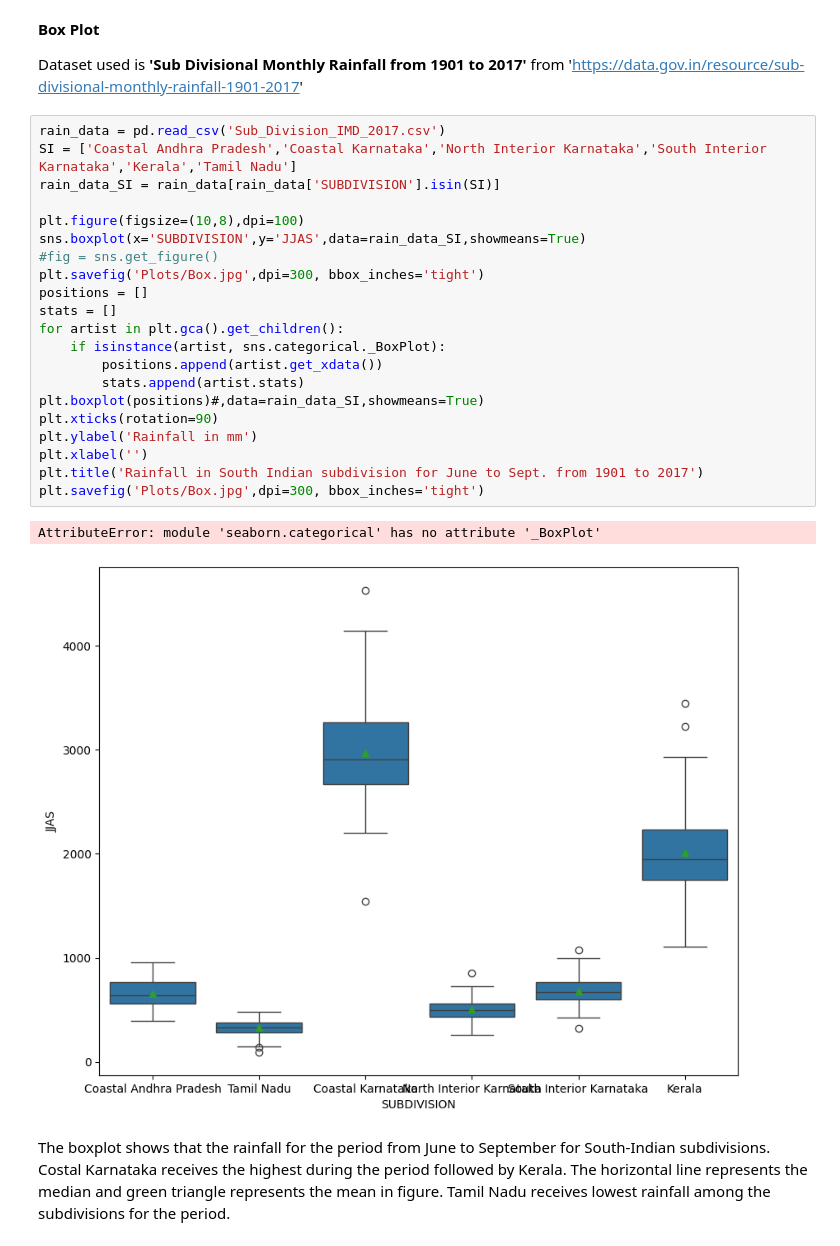
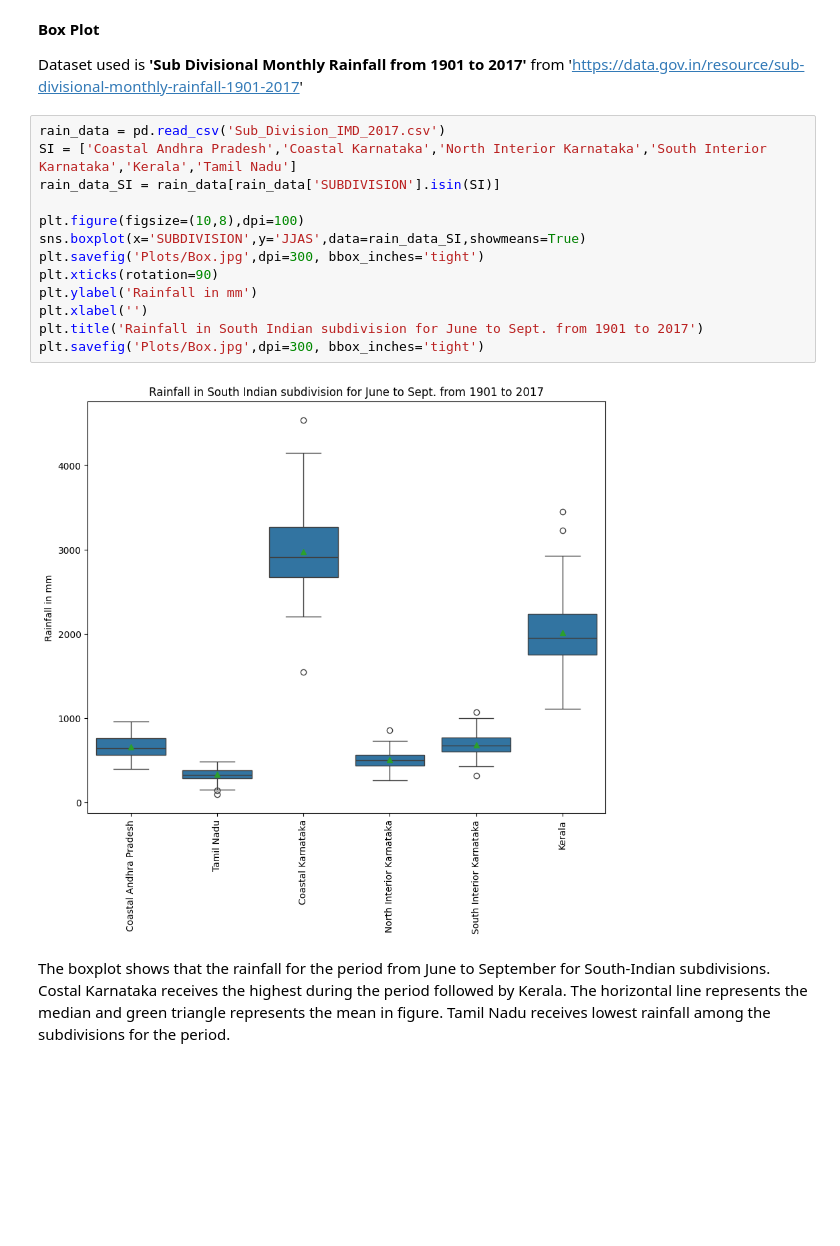
Before and after one commit to RishiPurna2000/DO_CompressorDisc_ML, a Jupyter notebook: Data_visualization.ipynb, the cells around one changed output. Cells and saved outputs as stored; diff of their text form; blank space fills up the shorter version.

```diff
--- a/Data_visualization.ipynb
+++ b/Data_visualization.ipynb
@@ -69,26 +69,17 @@ Dataset used is **'Sub Divisional Monthly Rainfall from 1901 to 2017'** from 'ht
 # %%
 rain_data = pd.read_csv('Sub_Division_IMD_2017.csv')
 SI = ['Coastal Andhra Pradesh','Coastal Karnataka','North Interior Karnataka','South Interior Karnataka','Kerala','Tamil Nadu']
 rain_data_SI = rain_data[rain_data['SUBDIVISION'].isin(SI)]
 
 plt.figure(figsize=(10,8),dpi=100)
 sns.boxplot(x='SUBDIVISION',y='JJAS',data=rain_data_SI,showmeans=True)
-#fig = sns.get_figure()
 plt.savefig('Plots/Box.jpg',dpi=300, bbox_inches='tight')
-positions = []
-stats = []
-for artist in plt.gca().get_children():
-    if isinstance(artist, sns.categorical._BoxPlot):
-        positions.append(artist.get_xdata())
-        stats.append(artist.stats)
-plt.boxplot(positions)#,data=rain_data_SI,showmeans=True)
 plt.xticks(rotation=90)
 plt.ylabel('Rainfall in mm')
 plt.xlabel('')
 plt.title('Rainfall in South Indian subdivision for June to Sept. from 1901 to 2017')
 plt.savefig('Plots/Box.jpg',dpi=300, bbox_inches='tight')
 # %% [output]
-AttributeError: module 'seaborn.categorical' has no attribute '_BoxPlot'
-[figure, old version]
+[figure, new version]
 # %% [markdown]
 The boxplot shows that the rainfall for the period from June to September for South-Indian subdivisions. Costal Karnataka receives the highest during the period followed by Kerala. The horizontal line represents the median and green triangle represents the mean in figure. Tamil Nadu receives lowest rainfall among the subdivisions for the period.
```
